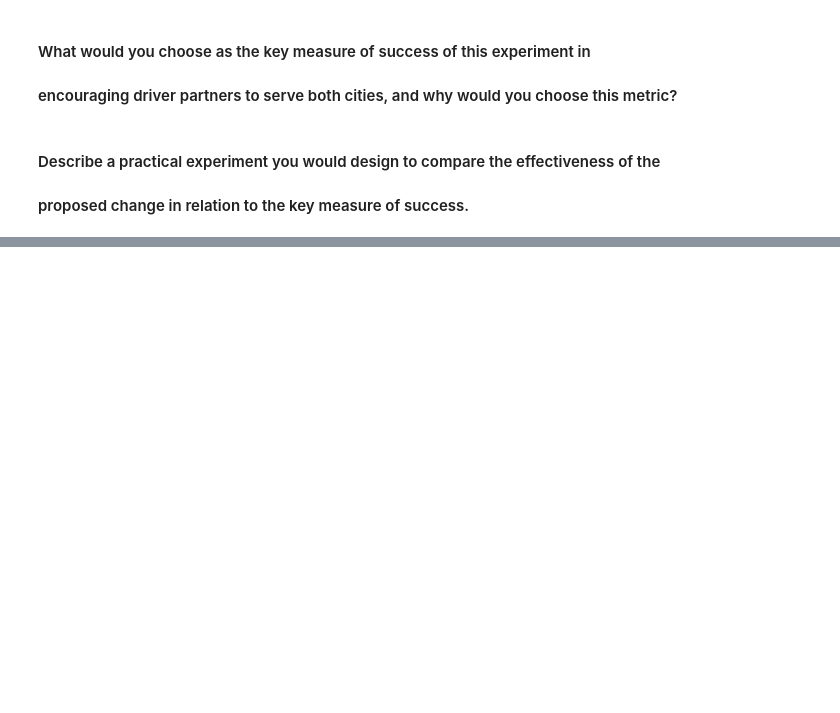
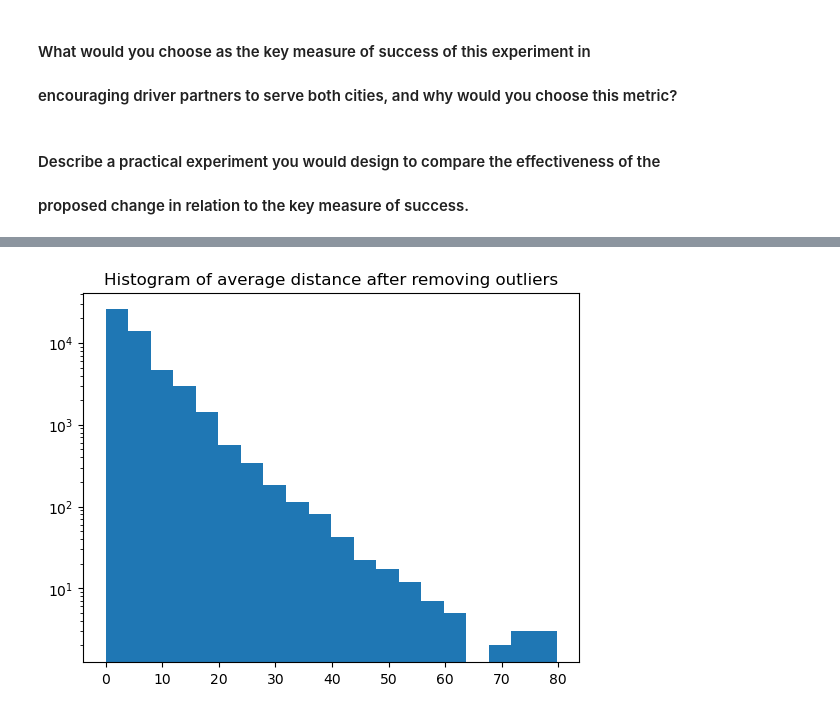
Before and after one commit to StephenDodd1/Ultimate, a Jupyter notebook: Untitled.ipynb, the cells around one changed output, grey strips where cells are left out. Saved outputs shown, nothing was run; the diff lists cells and outputs as text; code cells hidden in the pictures; blank space fills up the shorter version.

```diff
--- a/Untitled.ipynb
+++ b/Untitled.ipynb
@@ -208,0 +304,7 @@ fig.tight_layout()
+# %%
+plt.hist(new_df['avg_dist'], bins = 20)
+plt.yscale('log')
+plt.title('Histogram of average distance after removing outliers')
+plt.show()
+# %% [output]
+[figure, added]
```
Also changed, not shown: parts of 39 cells of this notebook.
